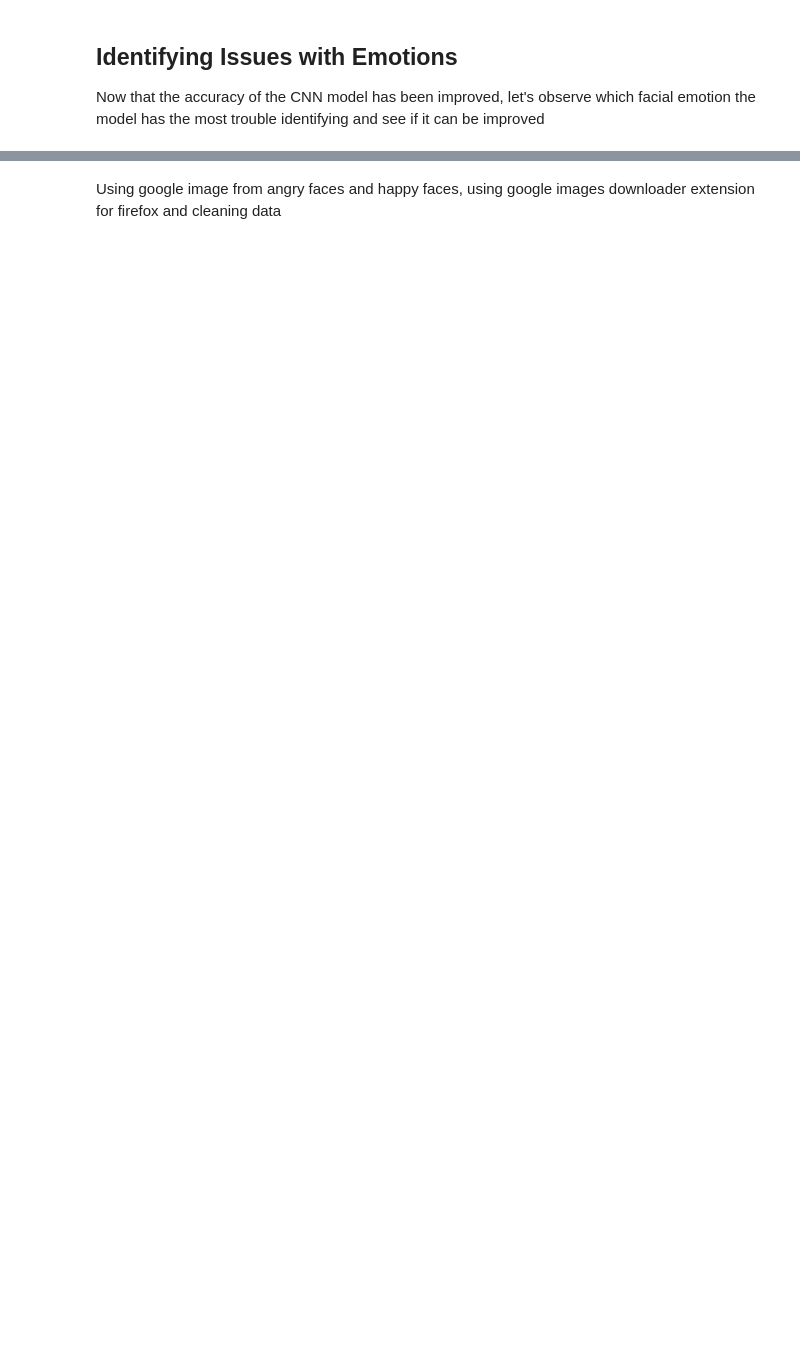
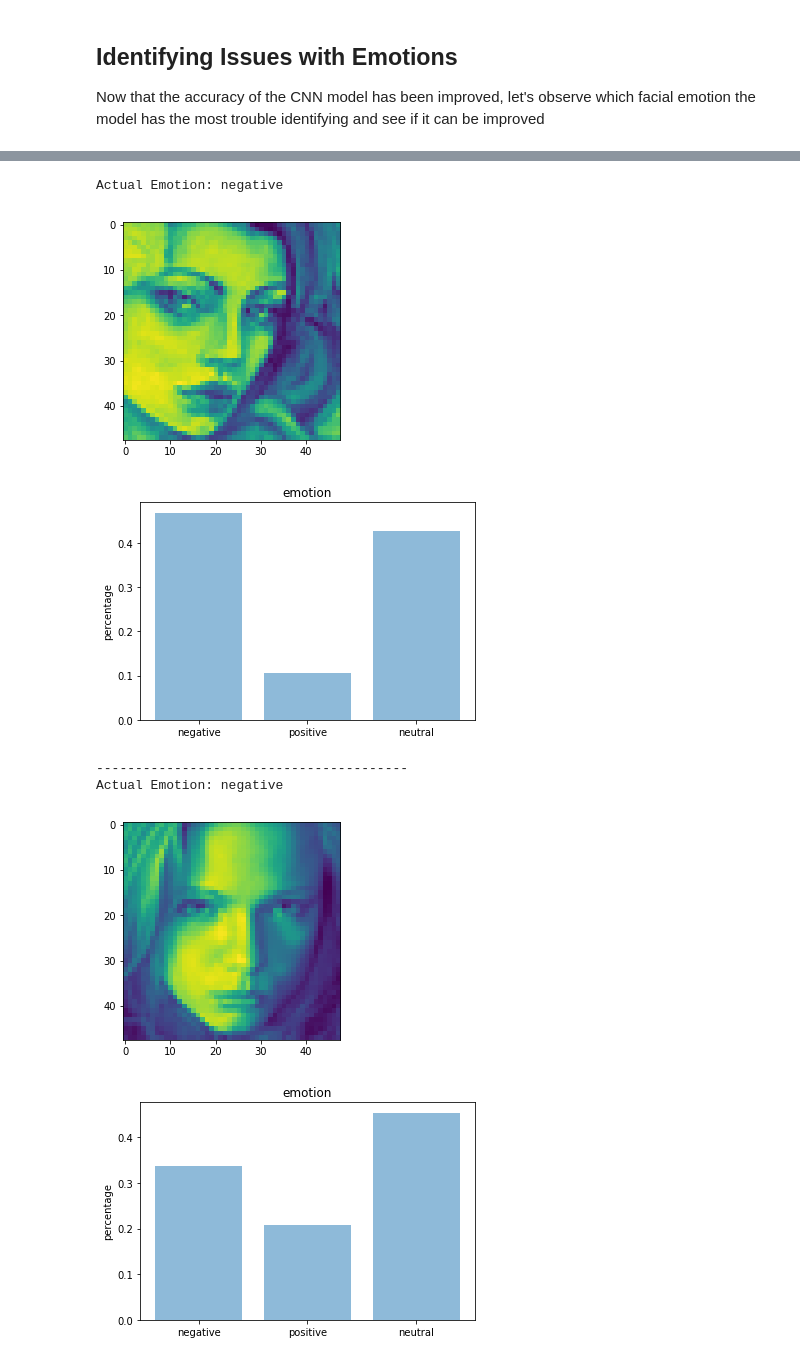
Before and after one commit to brianjinkim/Projects, a Jupyter notebook: Facial Emotion Recognition/Facial Emotion Classification.ipynb, the cells around one changed output, grey strips where cells are left out. Saved outputs shown, nothing was run; the diff lists cells and outputs as text; code cells hidden in the pictures; blank space fills up the shorter version.

```diff
--- a/Facial Emotion Recognition/Facial Emotion Classification.ipynb
+++ b/Facial Emotion Recognition/Facial Emotion Classification.ipynb
@@ -644,2 +586,10 @@ Actual Emotion: neutral
-# %% [markdown]
-Using google image from angry faces and happy faces, using google images downloader extension for firefox and cleaning data
+# %%
+display_predictions(predictions, x_test, y_test, False)
+# %% [output]
+Actual Emotion: negative
+[figure, added]
+[figure, added]
+----------------------------------------
+Actual Emotion: negative
+[figure, added]
+[figure, added]
```
Also changed, not shown: parts of 40 cells of this notebook.
